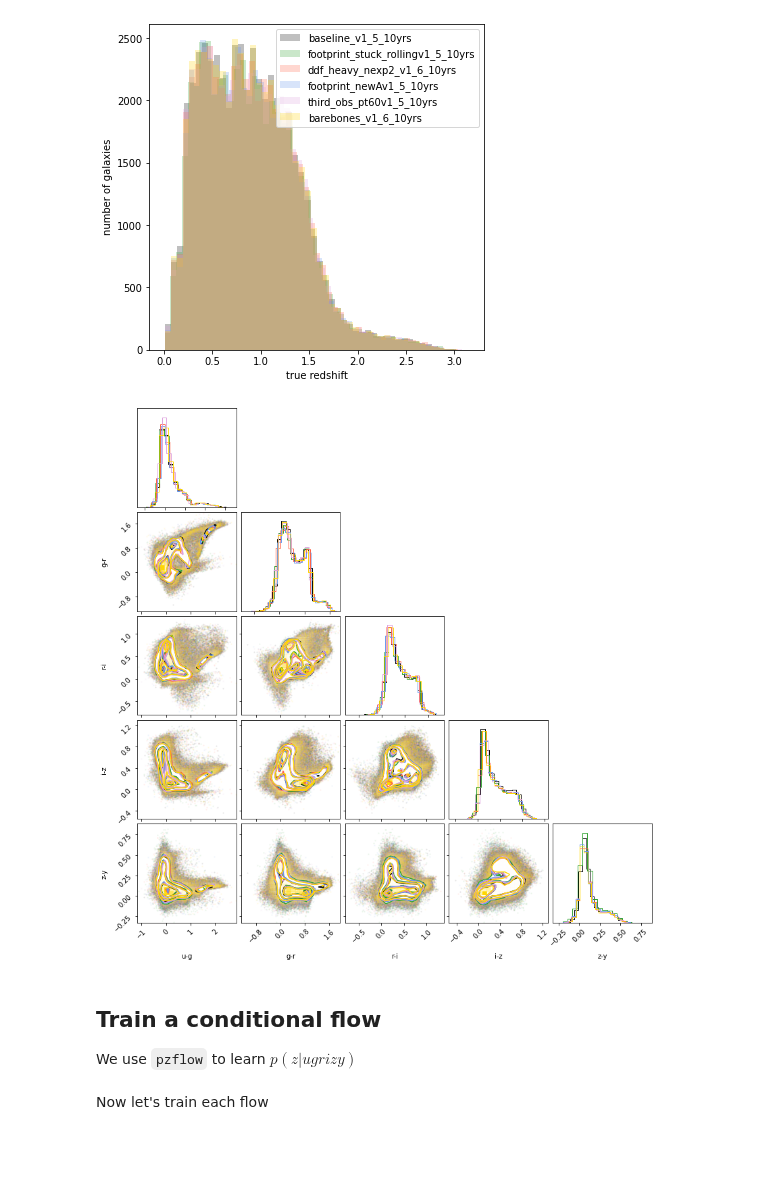
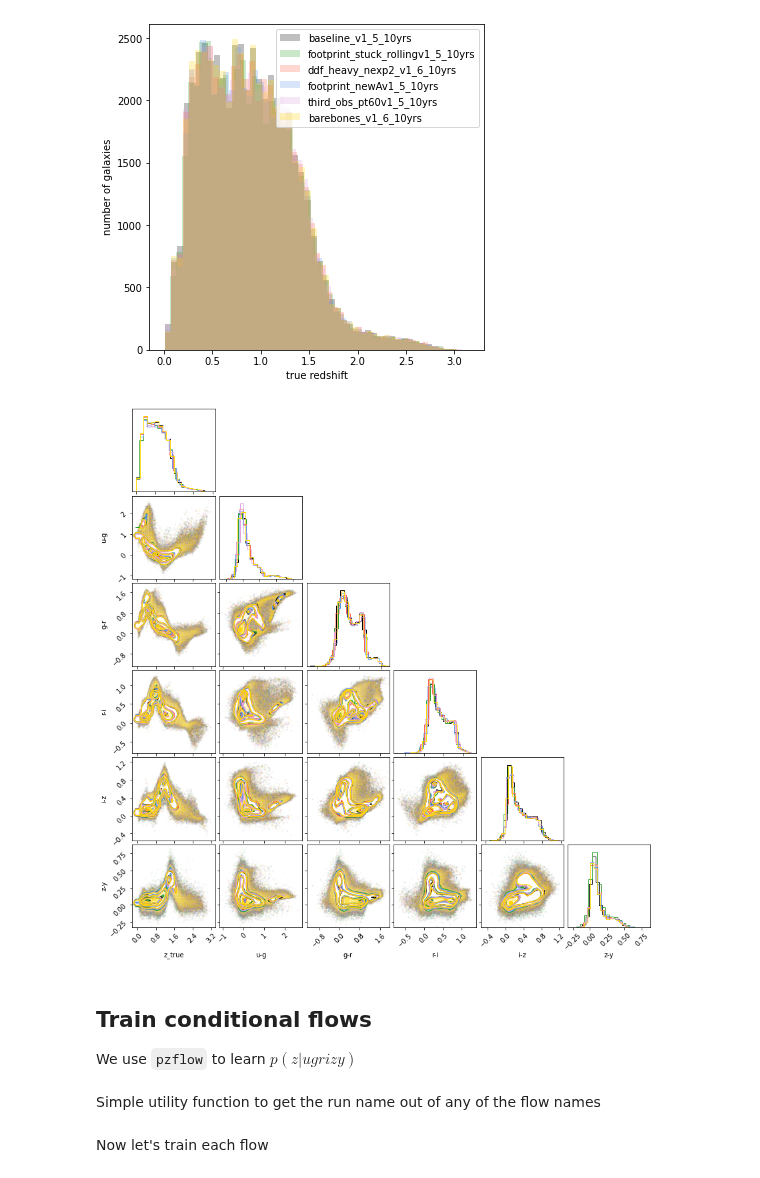
Before and after one commit to bscot/TheLastMetric, a Jupyter notebook: training_flows.ipynb, the cells around one changed output. Drawn from its saved outputs; the diff is of its cells as text; code cells hidden in the pictures; blank space fills up the shorter version.

Commit message:
Added flows for mag training and different K values.

```diff
--- a/training_flows.ipynb
+++ b/training_flows.ipynb
@@ -105,13 +106,13 @@ plt.show()
 # %%
 fig = plt.figure(figsize=(12, 12))
 
-labels = ["u-g", "g-r", "r-i", "i-z", "z-y"]
+labels = ["z_true", "u-g", "g-r", "r-i", "i-z", "z-y"]
 for os in available_os:
     corner.corner(catalogs[os][labels], fig=fig, labels=labels, color=os_colors[os])
 # %% [output]
-[figure, old version]
+[figure, new version]
 # %% [markdown]
-## Train a conditional flow
+## Train conditional flows
 
 We use `pzflow` to learn $p(z | ugrizy)$
 # %%
@@ -164,0 +229,2 @@ for os in available_os:
+# %% [markdown]
+Simple utility function to get the run name out of any of the flow names
```
Also changed, not shown: parts of 8 cells of this notebook, 31 other files.
